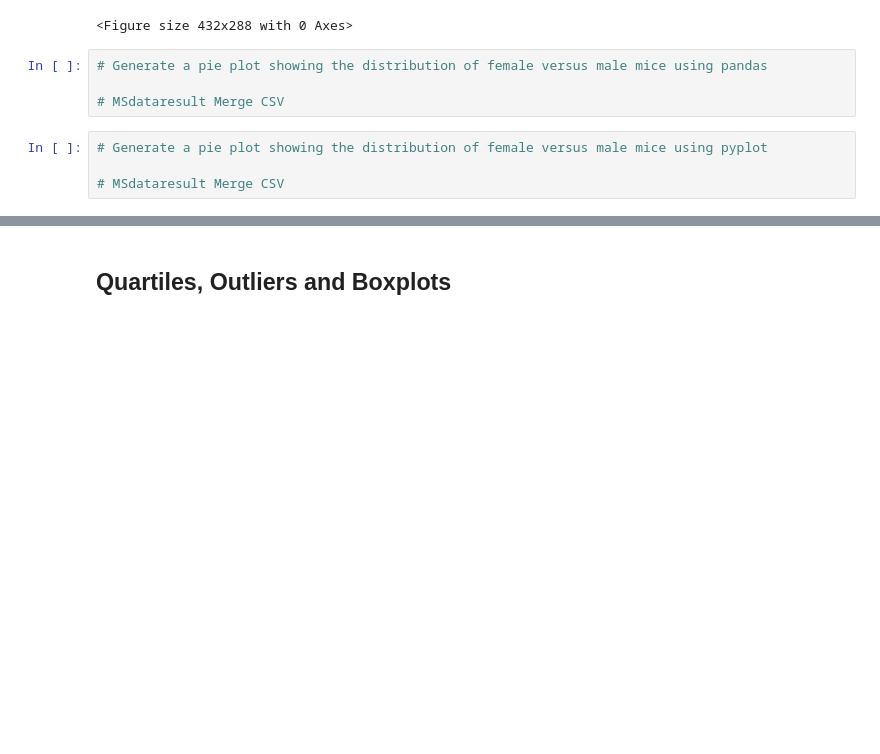
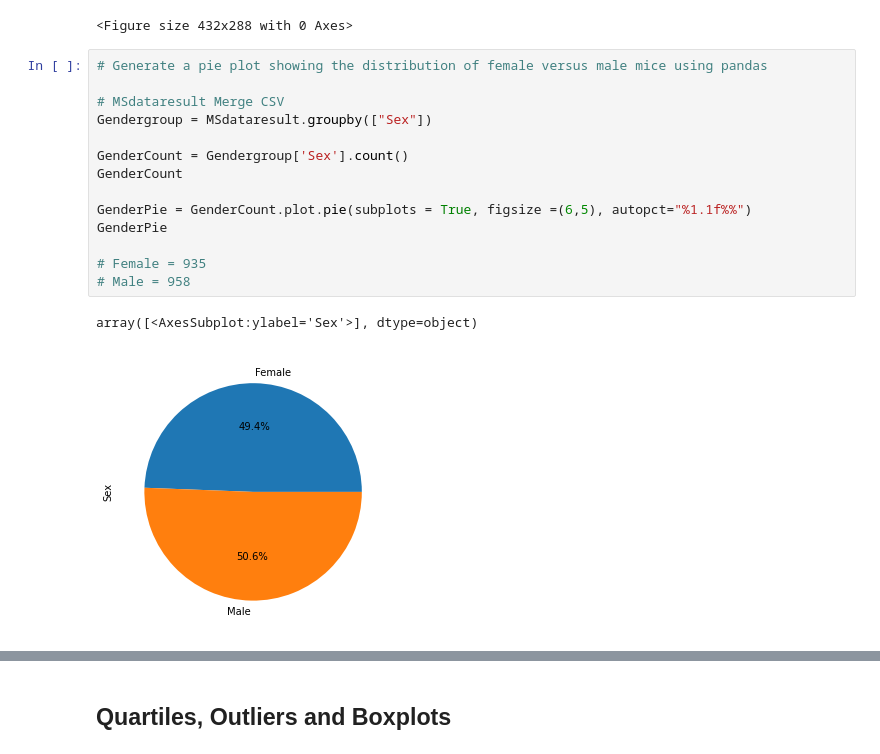
Before and after one commit to DanZanoria/MatplotLib-Challenge, a Jupyter notebook: Pymaceuticals/pymaceuticals_starter.ipynb, the cells around one changed output, grey strips where cells are left out. Drawn from its saved outputs; the diff is of its cells as text; blank space fills up the shorter version.

```diff
--- a/Pymaceuticals/pymaceuticals_starter.ipynb
+++ b/Pymaceuticals/pymaceuticals_starter.ipynb
@@ -241,8 +243,17 @@ plt.tight_layout()
 # %%
 # Generate a pie plot showing the distribution of female versus male mice using pandas
 
 # MSdataresult Merge CSV
+Gendergroup = MSdataresult.groupby(["Sex"])
+
+GenderCount = Gendergroup['Sex'].count()
+GenderCount
+
+GenderPie = GenderCount.plot.pie(subplots = True, figsize =(6,5), autopct="%1.1f%%")
+GenderPie
+
+# Female = 935
+# Male = 958
+# %% [output]
+array([<AxesSubplot:ylabel='Sex'>], dtype=object)
+[figure, added]
-# %%
-# Generate a pie plot showing the distribution of female versus male mice using pyplot
-
-# MSdataresult Merge CSV
```
Also changed, not shown: parts of 3 cells of this notebook, 1 other file.
